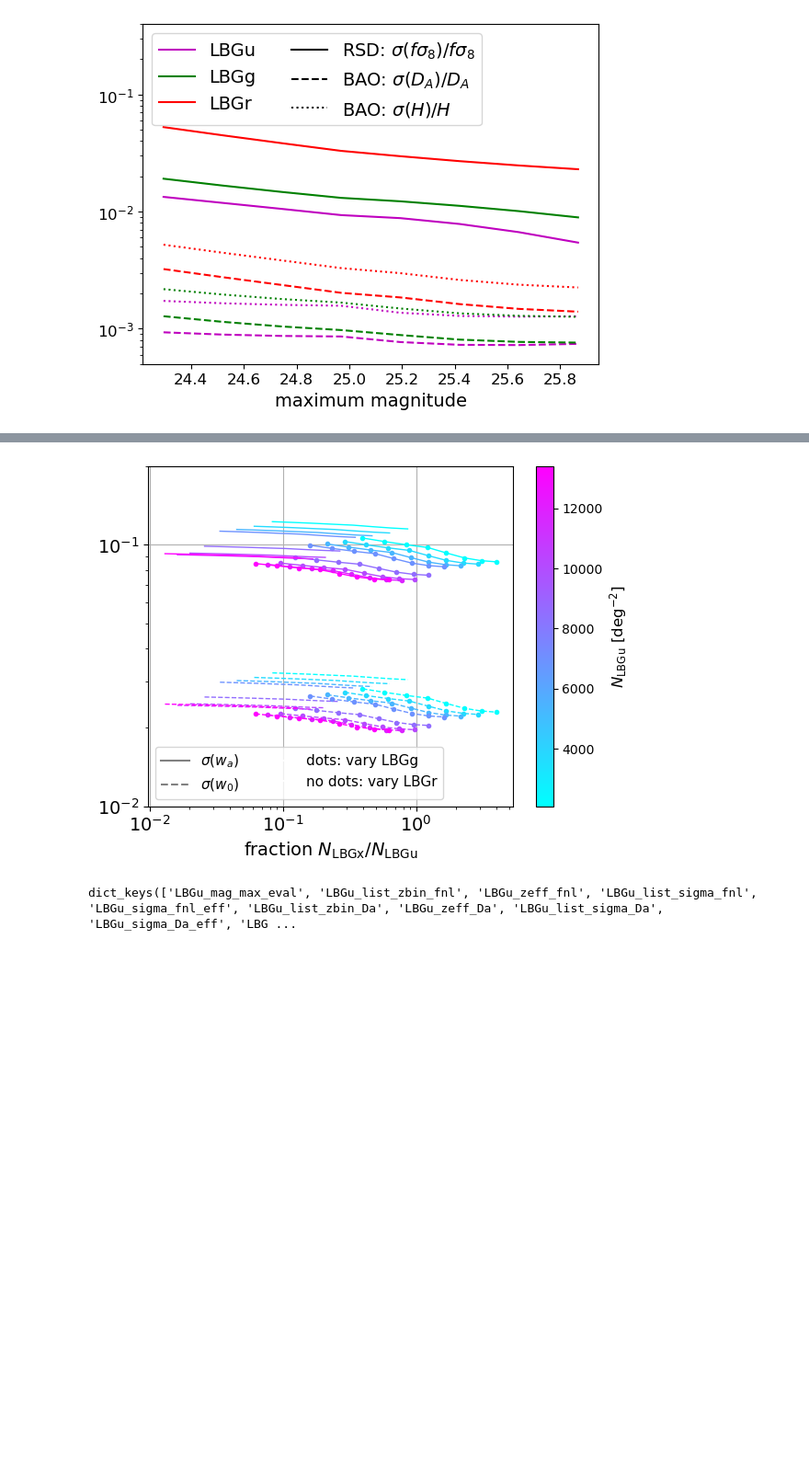
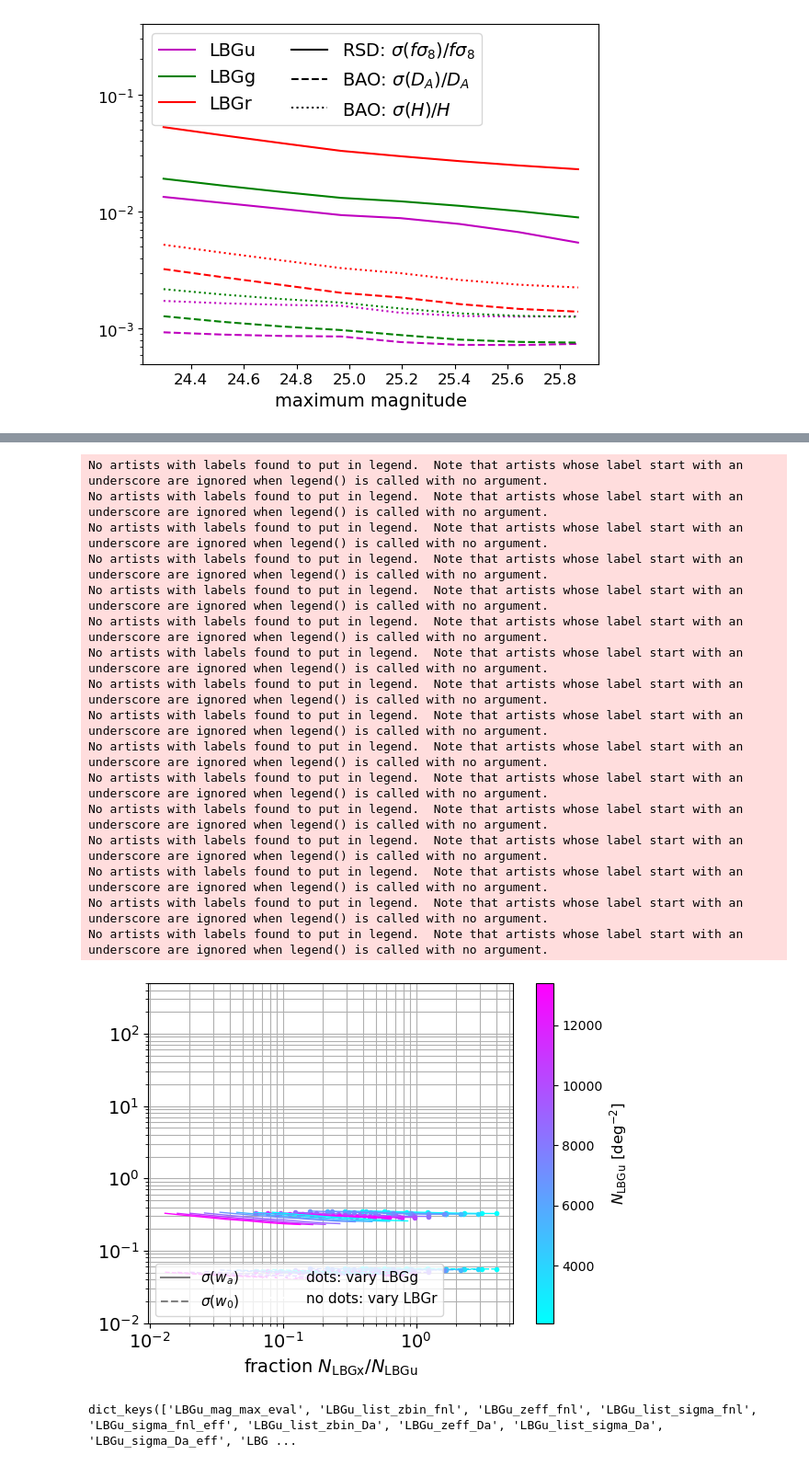
Before and after one commit to WST-Cosmology/WP221_Target_selection, a Jupyter notebook: plots_for_paper/2.dark_survey_forecasts.ipynb, the cells around one changed output, grey strips where cells are left out. Shown at 92% size. Saved outputs shown, nothing was run; the diff lists cells and outputs as text; code cells hidden in the pictures; blank space fills up the shorter version.

```diff
--- a/plots_for_paper/2.dark_survey_forecasts.ipynb
+++ b/plots_for_paper/2.dark_survey_forecasts.ipynb
@@ -38,8 +41,9 @@ def load(filename, **kwargs):
 # %%
 path = '../survey_design/telescope_and_science_metrics/'
 # %%
-survey_design_dark = load(path + 'survey_design_Dark.pkl')
-survey_design_dark_one_tracer = load(path + 'survey_design_Dark_onetracer_approach.pkl')
+survey_design_dark = load(path + 'survey_design_Dark_lbg_only.pkl')
+survey_design_dark_qso = load(path + 'survey_design_Dark_qso_only.pkl')
+survey_design_dark_one_tracer = load(path + 'survey_design_Dark_lbg_only_onetracer_approach.pkl')
 # %%
 n=0
 for k, tracer in enumerate(['LBGu', 'LBGg', 'LBGr']):
@@ -110,2 +125,30 @@ for k, tracer in enumerate(['LBGu', 'LBGg', 'LBGr']):
     survey['per_tracer_forecasts'][tracer+'_sigma_w0_eff'] = np.array(err_w0)
     survey['per_tracer_forecasts'][tracer+'_sigma_wa_eff'] = np.array(err_wa)
+# %%
+n=0
+for k, tracer in enumerate(['LBGu', 'LBGg', 'LBGr']):
+
+    survey = survey_design_dark
+
+    x, y = survey['config_survey'][tracer+'_mag_centers'], np.array(survey['per_tracer_forecasts'][tracer+'_sigma_w0_eff'])
+    mask_color = np.array(survey['config_survey']['tracers'])==tracer
+    color = np.array(survey['config_survey']['color'])[mask_color][0]
+    mask_index_tracer_in_survey = survey["config_survey"]['tracers'] == tracer
+    plt.plot(np.array(x)[y < 1000], np.array(y)[y < 1000],
+                 color = color,
+                 marker='',label = tracer+ f' ({survey["config_survey"]["limiting_mag_band"][mask_index_tracer_in_survey]}-band)')
+
+    x, y = survey['config_survey'][tracer+'_mag_centers'], np.array(survey['per_tracer_forecasts'][tracer+'_sigma_wa_eff'])
+    plt.plot(np.array(x)[y < 1000], np.array(y)[y < 1000],
+                 color = color, ls='--',
+                 marker='')
+
+    #plt.xlim(0, 1.3)
+    plt.ylim(0.01, 500)
+plt.xlabel(r'redshift bin', fontsize=14)
+plt.tick_params(axis='both', labelsize=14)
+plt.yscale('log')
+plt.plot([], [], '-k', label = r'$\sigma(w_0)$')
+plt.plot([], [], '--k', label = r'$\sigma(w_a)$')
+plt.legend(fontsize=11, ncols=2)
+plt.xlabel(r'maximum magnitude', fontsize=14)
@@ -185,7 +232,7 @@ def plot_vs_ratio(vary_tracer, denom_tracer, fixed, color=None, density_source=N
     ratio, err_w0, err_wa = [], [], []
     for i in range(len(dens_array)):
         Fisher_tot = Fisher_fixed + survey['per_tracer_forecasts'][vary_tracer + '_Fisher_mat_wOwa_eff'][i]
-        cov = np.linalg.inv(Fisher_tot)
+        cov = np.linalg.inv(Fisher_tot  + F_prior)
         err_w0.append(cov.diagonal()[0]**0.5)
         err_wa.append(cov.diagonal()[1]**0.5)
         ratio.append(dens_array[i] / n_denom)
@@ -195,7 +242,12 @@ def plot_vs_ratio(vary_tracer, denom_tracer, fixed, color=None, density_source=N
     plt.xlabel(r'fraction $N_{\rm LBGx}/N_{\rm LBGu}$', fontsize=14)
     plt.yscale('log')
     plt.xscale('log')
-    plt.ylim(0.01, 0.2)
+    plt.yscale('log')
+    plt.ylim(0.01, 500)
+#plt.xlim(9000, 30000, 5e4)
+    plt.grid(which='both')
+    plt.legend(fontsize=11, loc='upper right', ncols=2)
+    plt.tick_params(axis='both', labelsize=14)
 
     return ratio, err_w0, err_wa
 # %%
@@ -209,35 +261,51 @@ cmap_r = cm.get_cmap('cool')
 cmap_k = cm.get_cmap('cool')  # or use a single-hue cmap, e.g. 'binary'/'bone'
 norm = mcolors.Normalize(vmin=0, vmax=N - 1)
 
 for i in range(len(survey['config_survey']['LBGu_target_density'])):
 
     color_r = cmap_r(norm(i))
     color_k = cmap_k(norm(i))
     z=plot_vs_ratio('LBGg', 'LBGu', {'LBGu': i,}, color=[color_r, color_k], density_source=None, lw=1, ls = ['--', '-'], marker = ['o','o'])
 
 cmap_r = cm.get_cmap('cool')
 cmap_k = cm.get_cmap('cool')  # or use a single-hue cmap, e.g. 'binary'/'bone'
 norm = mcolors.Normalize(vmin=0, vmax=N - 1)
 for i in range(len(survey['config_survey']['LBGu_target_density'])):
 
     color_r = cmap_r(norm(i))
     color_k = cmap_k(norm(i))
     z=plot_vs_ratio('LBGr', 'LBGu', {'LBGu': i,}, color=[color_r, color_k], density_source=None, lw=1, ls = ['--', '-'], marker = ['',''])
 
 plt.plot([], [], '-', color='gray', label=r'$\sigma(w_a)$')
 plt.plot([], [], '--',  color='gray', label=r'$\sigma(w_0)$')
 plt.plot([], [], '--w', label = 'dots: vary LBGg')
 plt.plot([], [], '--w', label = 'no dots: vary LBGr')
-plt.grid(which='major')
+plt.grid(which='both')
 plt.legend(fontsize=11, ncols=2, loc='lower left')
 plt.tick_params(axis='both', labelsize=14)
 
 sm = cm.ScalarMappable(cmap='cool', norm=mcolors.Normalize(vmin=n_u[0], vmax=n_u[-1]))
 sm.set_array([])
 cbar = plt.colorbar(sm, ax=plt.gca())
 cbar.set_label(r'$N_{\rm LBGu}$ [deg$^{-2}$]', fontsize=12)
 # %% [output]
+No artists with labels found to put in legend.  Note that artists whose label start with an underscore are ignored when legend() is called with no argument.
+No artists with labels found to put in legend.  Note that artists whose label start with an underscore are ignored when legend() is called with no argument.
+No artists with labels found to put in legend.  Note that artists whose label start with an underscore are ignored when legend() is called with no argument.
+No artists with labels found to put in legend.  Note that artists whose label start with an underscore are ignored when legend() is called with no argument.
+No artists with labels found to put in legend.  Note that artists whose label start with an underscore are ignored when legend() is called with no argument.
+No artists with labels found to put in legend.  Note that artists whose label start with an underscore are ignored when legend() is called with no argument.
+No artists with labels found to put in legend.  Note that artists whose label start with an underscore are ignored when legend() is called with no argument.
+No artists with labels found to put in legend.  Note that artists whose label start with an underscore are ignored when legend() is called with no argument.
+No artists with labels found to put in legend.  Note that artists whose label start with an underscore are ignored when legend() is called with no argument.
+No artists with labels found to put in legend.  Note that artists whose label start with an underscore are ignored when legend() is called with no argument.
+No artists with labels found to put in legend.  Note that artists whose label start with an underscore are ignored when legend() is called with no argument.
+No artists with labels found to put in legend.  Note that artists whose label start with an underscore are ignored when legend() is called with no argument.
+No artists with labels found to put in legend.  Note that artists whose label start with an underscore are ignored when legend() is called with no argument.
+No artists with labels found to put in legend.  Note that artists whose label start with an underscore are ignored when legend() is called with no argument.
+No artists with labels found to put in legend.  Note that artists whose label start with an underscore are ignored when legend() is called with no argument.
+No artists with labels found to put in legend.  Note that artists whose label start with an underscore are ignored when legend() is called with no argument.
-[figure, old version]
+[figure, new version]
 # %%
 survey_design_dark['per_tracer_forecasts'].keys()
 # %% [output]
```
Also changed, not shown: parts of 6 cells of this notebook, 25 other files.
